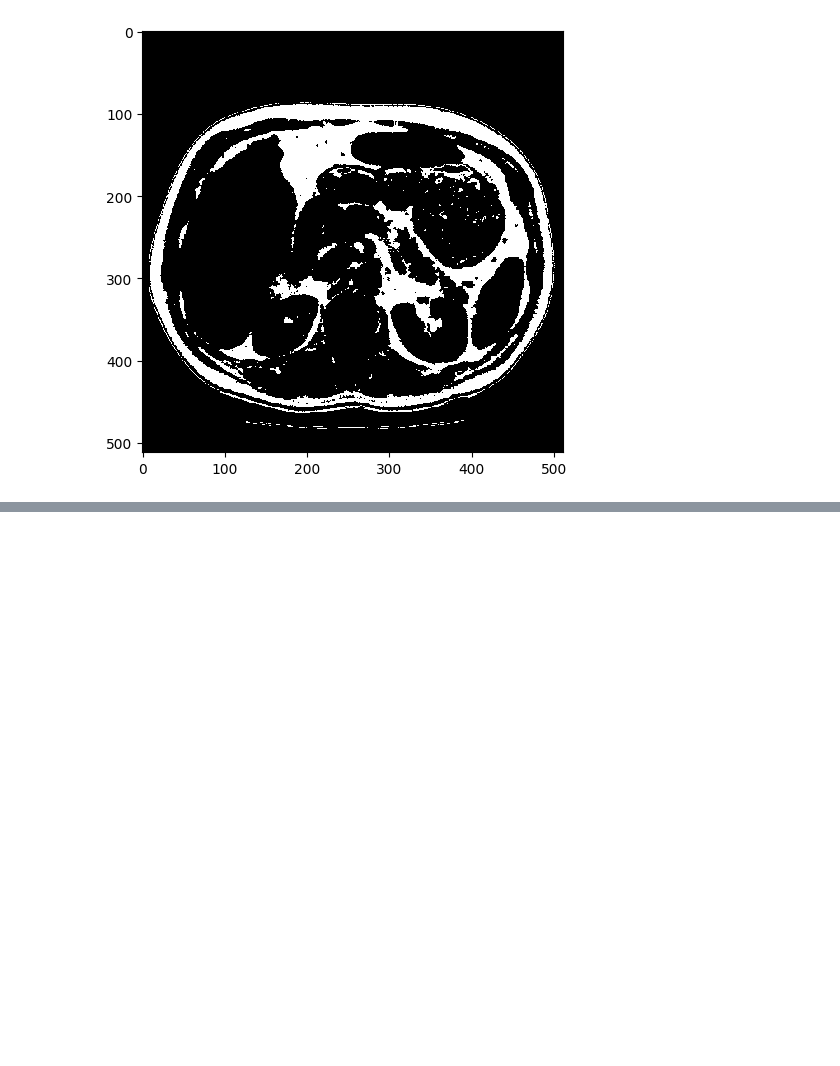
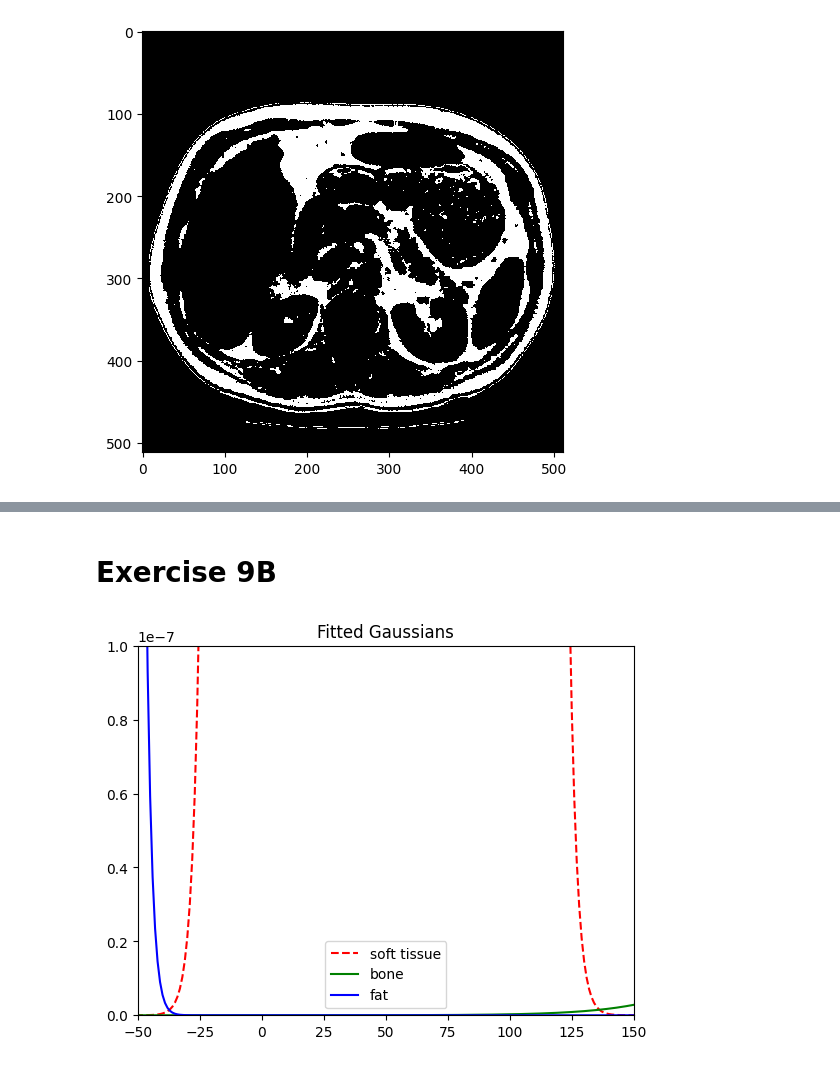
Before and after one commit to Pandananana/DTUImageAnalysis, a Jupyter notebook: exercises/ex6-PixelClassificationAndObjectSegmentation/ex6.ipynb, the cells around one changed output, grey strips where cells are left out. Cells and saved outputs as stored; diff of their text form; code cells hidden in the pictures; blank space fills up the shorter version.

```diff
--- a/exercises/ex6-PixelClassificationAndObjectSegmentation/ex6.ipynb
+++ b/exercises/ex6-PixelClassificationAndObjectSegmentation/ex6.ipynb
@@ -186,0 +201,20 @@ io.show()
+# %% [markdown]
+# Exercise 9B
+# %%
+# Hounsfield unit limits of the plot
+min_hu = -200
+max_hu = 1000
+hu_range = np.arange(min_hu, max_hu, 1.0)
+pdf_soft = norm.pdf(hu_range, mu_soft, std_soft)
+pdf_bone = norm.pdf(hu_range, mu_bone, std_bone)
+pdf_fat = norm.pdf(hu_range, mu_fat, std_fat)
+plt.plot(hu_range, pdf_spleen, 'r--', label="soft tissue")
+plt.plot(hu_range, pdf_bone, 'g', label="bone")
+plt.plot(hu_range, pdf_fat, 'b', label="fat")
+plt.title("Fitted Gaussians")
+plt.legend()
+plt.ylim(0, 0.0000001)
+plt.xlim(-50, 150)
+plt.show()
+# %% [output]
+[figure, added]
```
Also changed, not shown: parts of 31 cells of this notebook.
